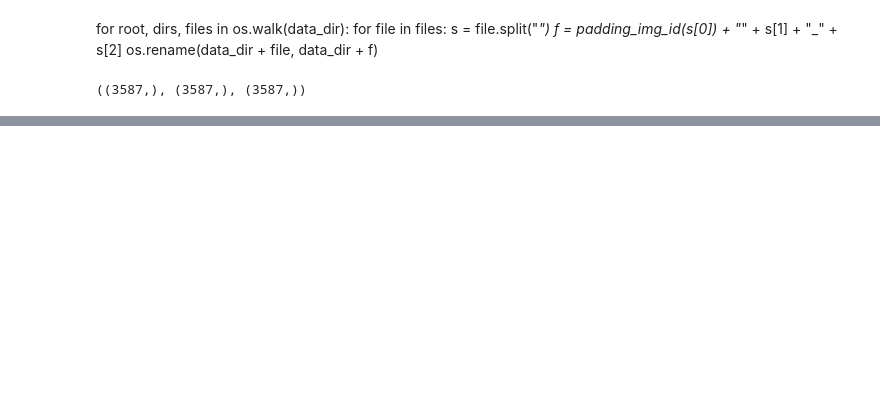
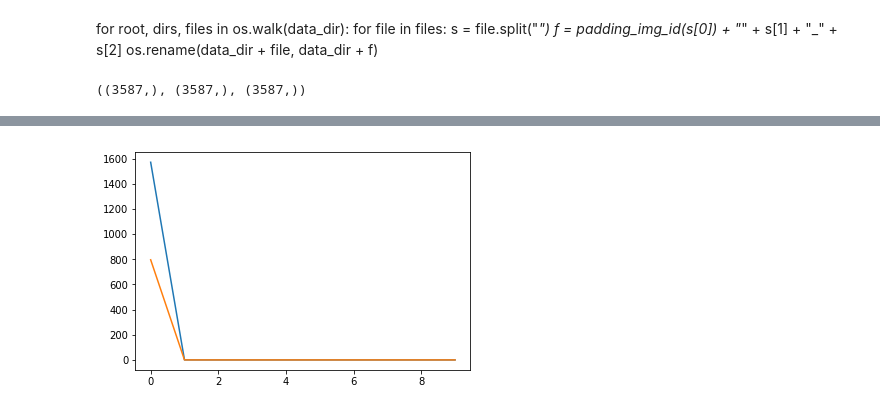
Before and after one commit to ConsciousML/Autonomous-RC-Car, a Jupyter notebook: Best_Model_LSTM.ipynb, the cells around one changed output, grey strips where cells are left out. Drawn from its saved outputs; the diff is of its cells as text; code cells hidden in the pictures; blank space fills up the shorter version.

```diff
--- a/Best_Model_LSTM.ipynb
+++ b/Best_Model_LSTM.ipynb
@@ -148,2 +170,7 @@ gen = myGenerator(image_paths, angle_labels, speed_labels, 16)
+# %%
+sep_train = int(nb_data * 0.8)
+sep_test = nb_data - sep_train
+gen_train = myGenerator(image_paths[:sep_train], angle_labels[:sep_train], speed_labels[:sep_train], 16)
+gen_test = myGenerator(image_paths[sep_train:], angle_labels[sep_train:], speed_labels[sep_train:], 16)
 # %%
-x, y = next(gen)
+x, y = next(gen_train)
@@ -211,7 +207,6 @@ def rnn_lstm(seq_length=3, num_outputs=2, image_shape=(120,160,3)):
     img_in = Input(batch_shape = img_seq_shape, name='img_in')
 
     x = Sequential()
-    #x.add(TD(Cropping2D(cropping=((60,0), (0,0))), input_shape=img_seq_shape )) #trim 60 pixels off top
     x.add(TD(Convolution2D(24, (5,5), strides=(2,2), activation='relu'), input_shape=img_seq_shape))
     x.add(TD(Convolution2D(32, (5,5), strides=(2,2), activation='relu')))
     x.add(TD(Convolution2D(64, (3,3), strides=(2,2), activation='relu')))
@@ -229,7 +224,8 @@ def rnn_lstm(seq_length=3, num_outputs=2, image_shape=(120,160,3)):
     x.add(Dropout(.1))
     x.add(Dense(num_outputs, activation='linear', name='model_outputs'))
 
-    x.compile(optimizer='adam', loss='mse')
+    x.compile(optimizer='adam',
+                  loss={'model_outputs' : 'mean_squared_error'})
 
     print(x.summary())
 
@@ -239,4 +253,4 @@ model = rnn_lstm()
 # %%
 model_path = os.path.abspath("models/speed_model.h5")
 checkpointer = ModelCheckpoint(model_path, save_best_only=True, monitor='val_loss', mode='min')
-hist = model.fit(data, [angle_labels, speed_labels], validation_split=0.1, epochs=6, batch_size=16, callbacks=[checkpointer])
+hist = model.fit_generator(generator=gen_train, validation_data=gen_test, steps_per_epoch=(sep_train / 16), validation_steps=(sep_test / 16), epochs=10, shuffle=False, callbacks=[checkpointer])
@@ -243,9 +278,11 @@ hist = model.fit(data, [angle_labels, speed_labels], validation_split=0.1, epoch
 # %%
 model.summary()
 # %%
-plt.plot(hist.history["loss"][1:])
-plt.plot(hist.history["val_loss"][1:])
+plt.plot(hist.history["loss"])
+plt.plot(hist.history["val_loss"])
 plt.show()
+# %% [output]
+[figure, added]
 # %%
 model.save("models/new_cam.h5")
 # %%
```
Also changed, not shown: parts of 16 cells of this notebook.
